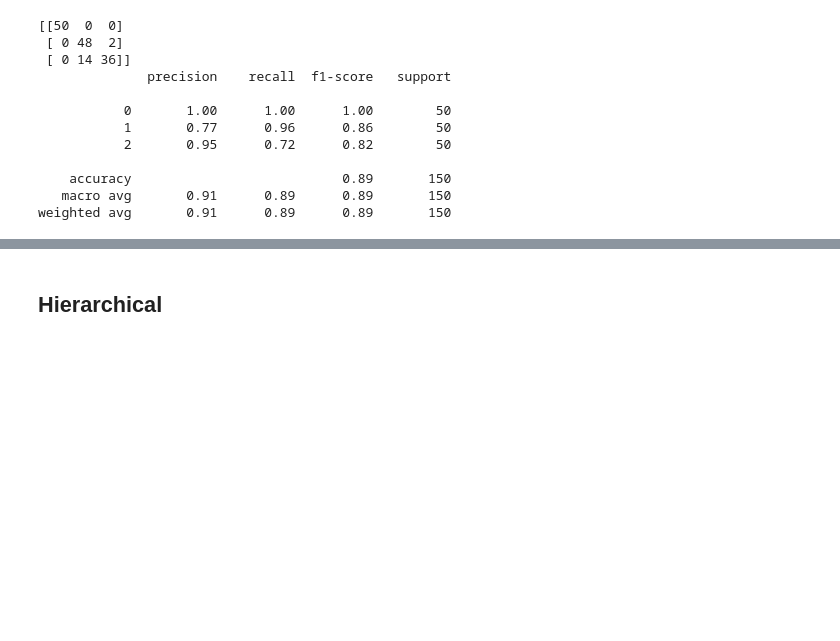
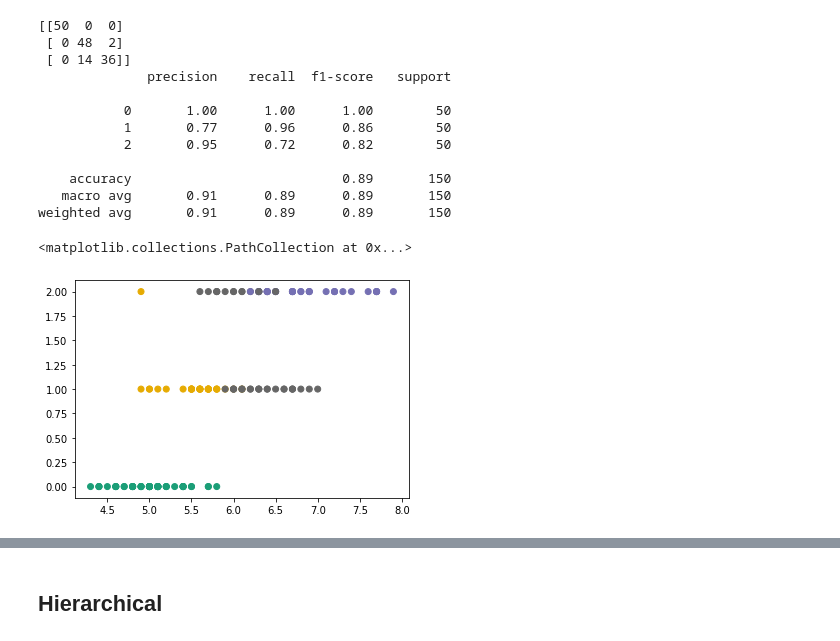
Before and after one commit to elatfar/Supervised-Learning, a Jupyter notebook: Unsupervised.ipynb, the cells around one changed output, grey strips where cells are left out. Drawn from its saved outputs; the diff is of its cells as text; code cells hidden in the pictures; blank space fills up the shorter version.

```diff
--- a/Unsupervised.ipynb
+++ b/Unsupervised.ipynb
@@ -61,3 +61,12 @@ print(classification_report(Y,kmeans.labels_))
     accuracy                           0.89       150
    macro avg       0.91      0.89      0.89       150
 weighted avg       0.91      0.89      0.89       150
+# %%
+K = 4
+kmeans_v2 = KMeans(n_clusters=K)
+kmeans_v2.fit(X)
+
+plt.scatter(X[:,0],Y,c=kmeans_v2.labels_,cmap='Dark2')
+# %% [output]
+<matplotlib.collections.PathCollection at 0x...>
+[figure, added]
```
Also changed, not shown: parts of 11 cells of this notebook.
